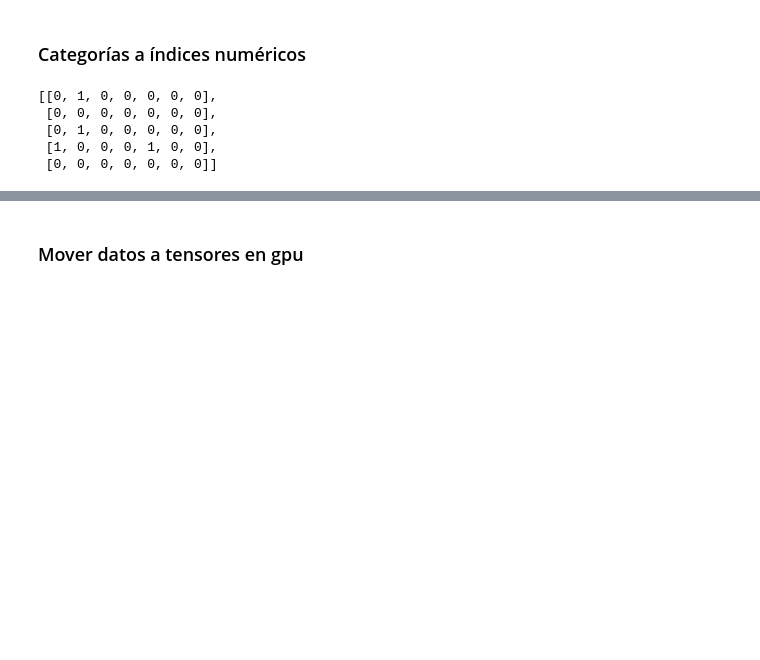
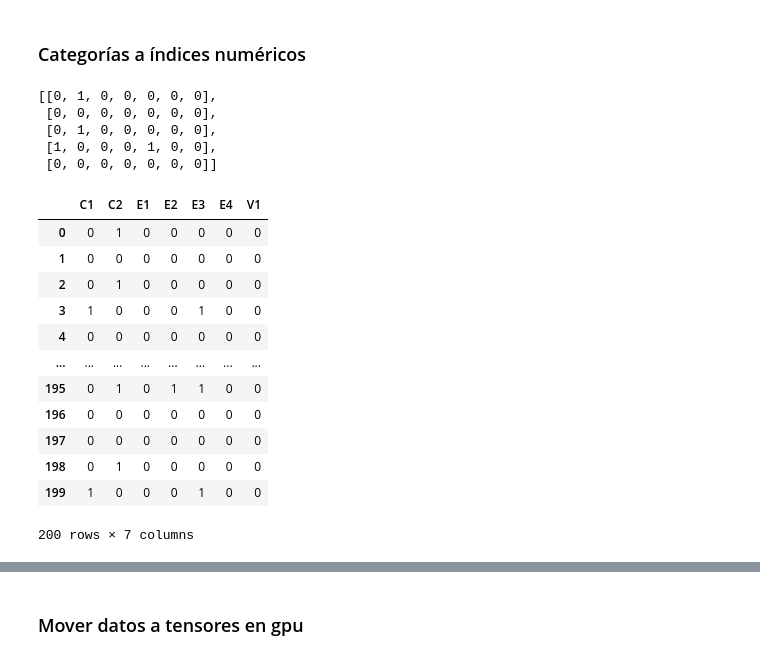
Before and after one commit to gandresto/APIT-2020-2, a Jupyter notebook: ProyectoFinal/AnálisisPersuasivo/clasificador-train.ipynb, the cells around one changed output, grey strips where cells are left out. Cells and saved outputs as stored; diff of their text form; code cells hidden in the pictures; blank space fills up the shorter version.

```diff
--- a/ProyectoFinal/AnálisisPersuasivo/clasificador-train.ipynb
+++ b/ProyectoFinal/AnálisisPersuasivo/clasificador-train.ipynb
@@ -160,3 +163,20 @@ Y[:5]
  [0, 1, 0, 0, 0, 0, 0],
  [1, 0, 0, 0, 1, 0, 0],
  [0, 0, 0, 0, 0, 0, 0]]
+# %%
+df_cats = pd.DataFrame(Y, columns=ix_to_cat)
+df_cats
+# %% [output]
+|  | C1 | C2 | E1 | E2 | E3 | E4 | V1 |
+| 0 | 0 | 1 | 0 | 0 | 0 | 0 | 0 |
+| 1 | 0 | 0 | 0 | 0 | 0 | 0 | 0 |
+| 2 | 0 | 1 | 0 | 0 | 0 | 0 | 0 |
+| 3 | 1 | 0 | 0 | 0 | 1 | 0 | 0 |
+| 4 | 0 | 0 | 0 | 0 | 0 | 0 | 0 |
+| ... | ... | ... | ... | ... | ... | ... | ... |
+| 195 | 0 | 1 | 0 | 1 | 1 | 0 | 0 |
+| 196 | 0 | 0 | 0 | 0 | 0 | 0 | 0 |
+| 197 | 0 | 0 | 0 | 0 | 0 | 0 | 0 |
+| 198 | 0 | 1 | 0 | 0 | 0 | 0 | 0 |
+| 199 | 1 | 0 | 0 | 0 | 1 | 0 | 0 |
+200 rows × 7 columns
```
Also changed, not shown: parts of 8 cells of this notebook, 5 other files.
